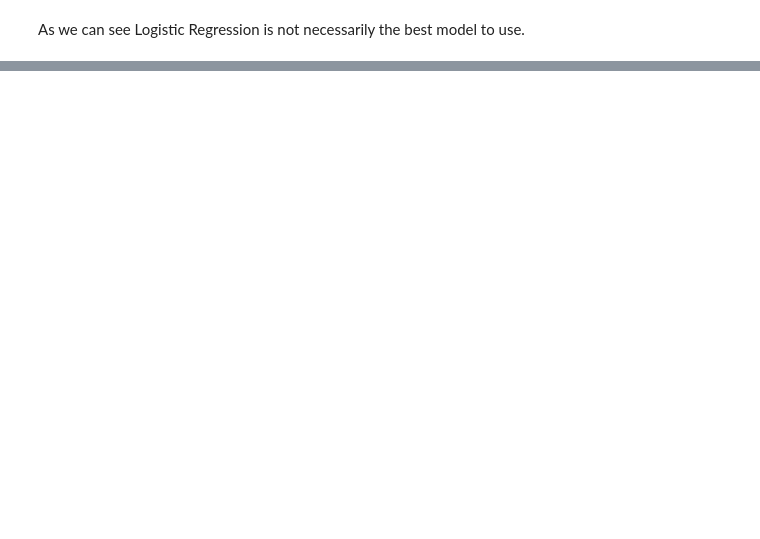
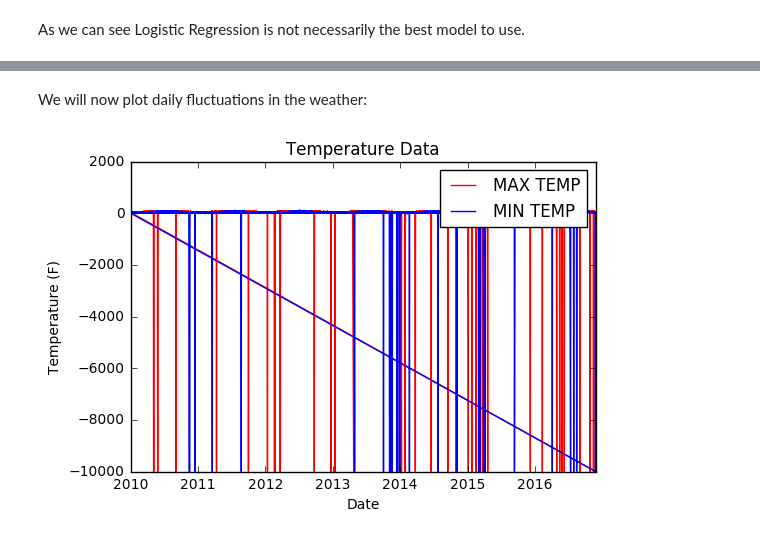
Before and after one commit to thewassermann/inspection_project, a Jupyter notebook: Gil Baseline Model Research.ipynb, the cells around one changed output, grey strips where cells are left out. Saved outputs shown, nothing was run; the diff lists cells and outputs as text; code cells hidden in the pictures; blank space fills up the shorter version.

```diff
--- a/Gil Baseline Model Research.ipynb
+++ b/Gil Baseline Model Research.ipynb
@@ -322,0 +371,7 @@ As we can see Logistic Regression is not necessarily the best model to use.
+# %%
+def datetime_helper(str_):
+    return pd.to_datetime(str_, format='%Y%m%d')
+
+# reindex to dates
+weather_df.index = weather_df['DATE'].apply(lambda x: datetime_helper(x)).rename('DATEINDEX')
+weather_df = weather_df.drop(['DATE'], axis=1)
@@ -322,0 +388,11 @@ As we can see Logistic Regression is not necessarily the best model to use.
+# %% [markdown]
+We will now plot daily fluctuations in the weather:
+# %%
+plt.plot(weather_df.index, weather_df['TMAX'], label='MAX TEMP', color='red')
+plt.plot(weather_df.index, weather_df['TMIN'], label='MIN TEMP', color='blue')
+plt.title('Temperature Data')
+plt.legend()
+plt.xlabel('Date')
+plt.ylabel('Temperature (F)');
+# %% [output]
+[figure, added]
```
Also changed, not shown: parts of 68 cells of this notebook, 1 other file.
